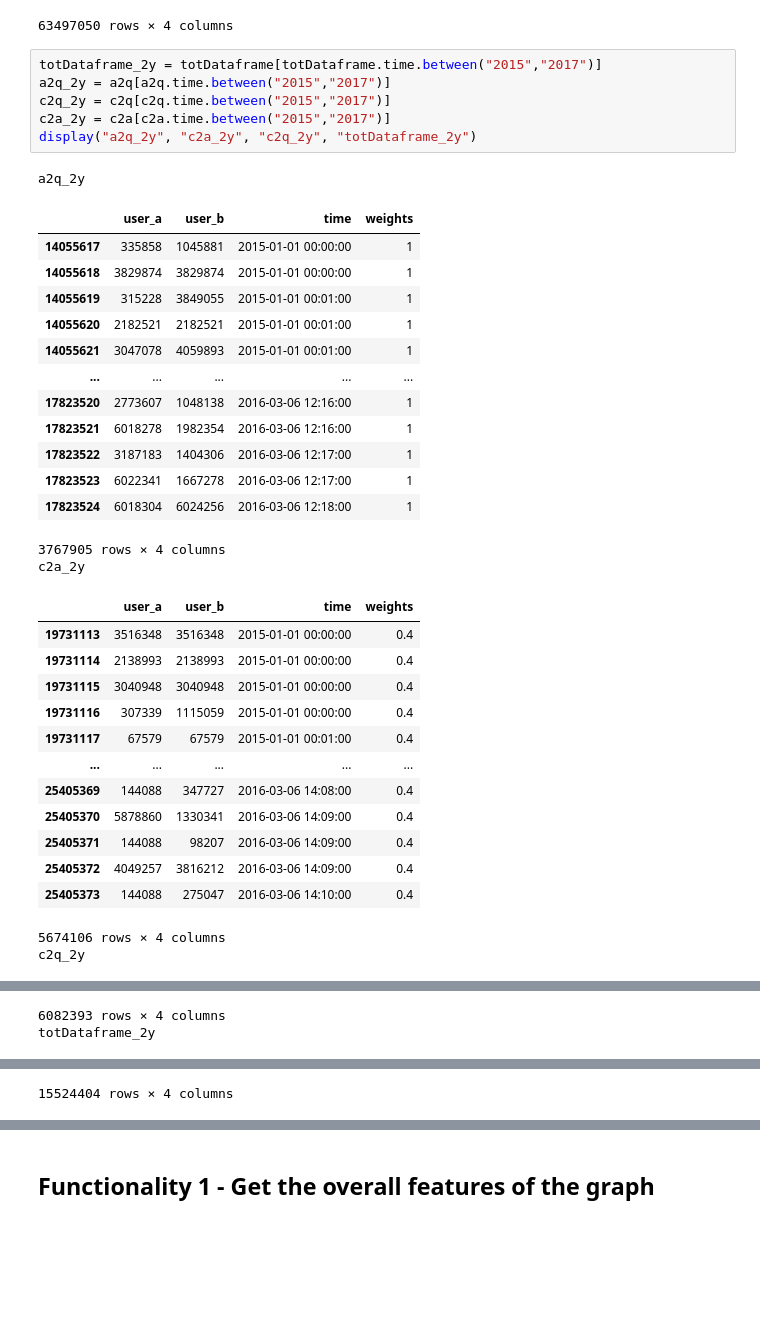
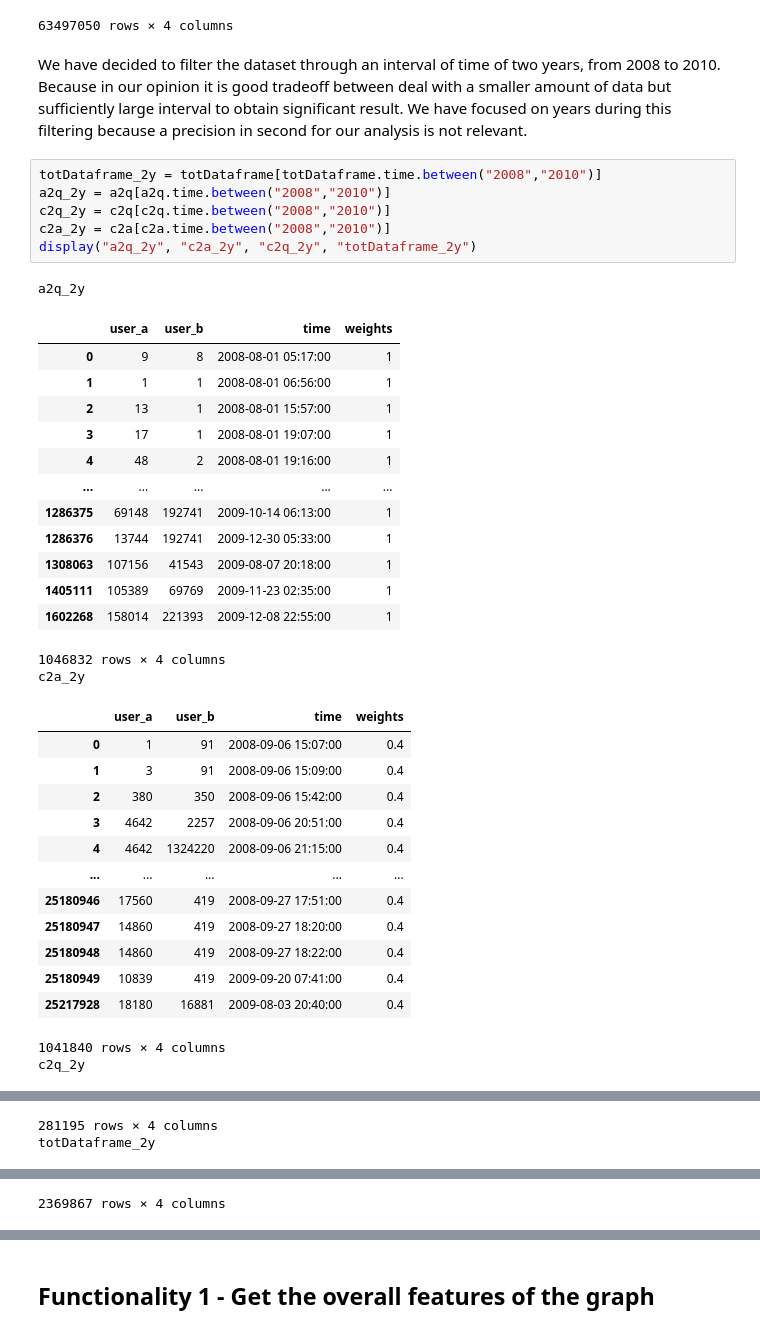
Before and after one commit to michele1783/ADM-HW5, a Jupyter notebook: test-Ame.ipynb, the cells around one changed output, grey strips where cells are left out. Saved outputs shown, nothing was run; the diff lists cells and outputs as text; blank space fills up the shorter version.

```diff
--- a/test-Ame.ipynb
+++ b/test-Ame.ipynb
@@ -125,40 +134,42 @@ totDataframe
 | 20268149 | 5617035 | 4368648 | 2016-03-06 14:10:00 | 0.7 |
 | 20268150 | 5579164 | 5579164 | 2016-03-06 14:10:00 | 0.7 |
 63497050 rows × 4 columns
+# %% [markdown]
+We have decided to filter the dataset through an interval of time of two years, from 2008 to 2010. Because in our opinion it is good tradeoff between deal with a smaller amount of data but sufficiently large interval to obtain significant result. We have focused on years during this filtering because a precision in second for our  analysis is not relevant.
 # %%
-totDataframe_2y = totDataframe[totDataframe.time.between("2015","2017")]
-a2q_2y = a2q[a2q.time.between("2015","2017")]
-c2q_2y = c2q[c2q.time.between("2015","2017")]
-c2a_2y = c2a[c2a.time.between("2015","2017")]
+totDataframe_2y = totDataframe[totDataframe.time.between("2008","2010")]
+a2q_2y = a2q[a2q.time.between("2008","2010")]
+c2q_2y = c2q[c2q.time.between("2008","2010")]
+c2a_2y = c2a[c2a.time.between("2008","2010")]
 display("a2q_2y", "c2a_2y", "c2q_2y", "totDataframe_2y")
 # %% [output]
 a2q_2y
 |  | user_a | user_b | time | weights |
-| 14055617 | 335858 | 1045881 | 2015-01-01 00:00:00 | 1 |
-| 14055618 | 3829874 | 3829874 | 2015-01-01 00:00:00 | 1 |
-| 14055619 | 315228 | 3849055 | 2015-01-01 00:01:00 | 1 |
-| 14055620 | 2182521 | 2182521 | 2015-01-01 00:01:00 | 1 |
-| 14055621 | 3047078 | 4059893 | 2015-01-01 00:01:00 | 1 |
+| 0 | 9 | 8 | 2008-08-01 05:17:00 | 1 |
+| 1 | 1 | 1 | 2008-08-01 06:56:00 | 1 |
+| 2 | 13 | 1 | 2008-08-01 15:57:00 | 1 |
+| 3 | 17 | 1 | 2008-08-01 19:07:00 | 1 |
+| 4 | 48 | 2 | 2008-08-01 19:16:00 | 1 |
 | ... | ... | ... | ... | ... |
-| 17823520 | 2773607 | 1048138 | 2016-03-06 12:16:00 | 1 |
-| 17823521 | 6018278 | 1982354 | 2016-03-06 12:16:00 | 1 |
-| 17823522 | 3187183 | 1404306 | 2016-03-06 12:17:00 | 1 |
-| 17823523 | 6022341 | 1667278 | 2016-03-06 12:17:00 | 1 |
-| 17823524 | 6018304 | 6024256 | 2016-03-06 12:18:00 | 1 |
+| 1286375 | 69148 | 192741 | 2009-10-14 06:13:00 | 1 |
+| 1286376 | 13744 | 192741 | 2009-12-30 05:33:00 | 1 |
+| 1308063 | 107156 | 41543 | 2009-08-07 20:18:00 | 1 |
+| 1405111 | 105389 | 69769 | 2009-11-23 02:35:00 | 1 |
+| 1602268 | 158014 | 221393 | 2009-12-08 22:55:00 | 1 |
-3767905 rows × 4 columns
+1046832 rows × 4 columns
 c2a_2y
 |  | user_a | user_b | time | weights |
-| 19731113 | 3516348 | 3516348 | 2015-01-01 00:00:00 | 0.4 |
-| 19731114 | 2138993 | 2138993 | 2015-01-01 00:00:00 | 0.4 |
-| 19731115 | 3040948 | 3040948 | 2015-01-01 00:00:00 | 0.4 |
-| 19731116 | 307339 | 1115059 | 2015-01-01 00:00:00 | 0.4 |
-| 19731117 | 67579 | 67579 | 2015-01-01 00:01:00 | 0.4 |
+| 0 | 1 | 91 | 2008-09-06 15:07:00 | 0.4 |
+| 1 | 3 | 91 | 2008-09-06 15:09:00 | 0.4 |
+| 2 | 380 | 350 | 2008-09-06 15:42:00 | 0.4 |
+| 3 | 4642 | 2257 | 2008-09-06 20:51:00 | 0.4 |
+| 4 | 4642 | 1324220 | 2008-09-06 21:15:00 | 0.4 |
 | ... | ... | ... | ... | ... |
-| 25405369 | 144088 | 347727 | 2016-03-06 14:08:00 | 0.4 |
-| 25405370 | 5878860 | 1330341 | 2016-03-06 14:09:00 | 0.4 |
-| 25405371 | 144088 | 98207 | 2016-03-06 14:09:00 | 0.4 |
-| 25405372 | 4049257 | 3816212 | 2016-03-06 14:09:00 | 0.4 |
-| 25405373 | 144088 | 275047 | 2016-03-06 14:10:00 | 0.4 |
+| 25180946 | 17560 | 419 | 2008-09-27 17:51:00 | 0.4 |
+| 25180947 | 14860 | 419 | 2008-09-27 18:20:00 | 0.4 |
+| 25180948 | 14860 | 419 | 2008-09-27 18:22:00 | 0.4 |
+| 25180949 | 10839 | 419 | 2009-09-20 07:41:00 | 0.4 |
+| 25217928 | 18180 | 16881 | 2009-08-03 20:40:00 | 0.4 |
-5674106 rows × 4 columns
+1041840 rows × 4 columns
 c2q_2y
 |  | user_a | user_b | time | weights |
@@ -176,3 +187,3 @@ c2q_2y
-6082393 rows × 4 columns
+281195 rows × 4 columns
 totDataframe_2y
 |  | user_a | user_b | time | weights |
@@ -190,2 +201,2 @@ totDataframe_2y
-15524404 rows × 4 columns
+2369867 rows × 4 columns
 # %%
```
Also changed, not shown: parts of 24 cells of this notebook.
